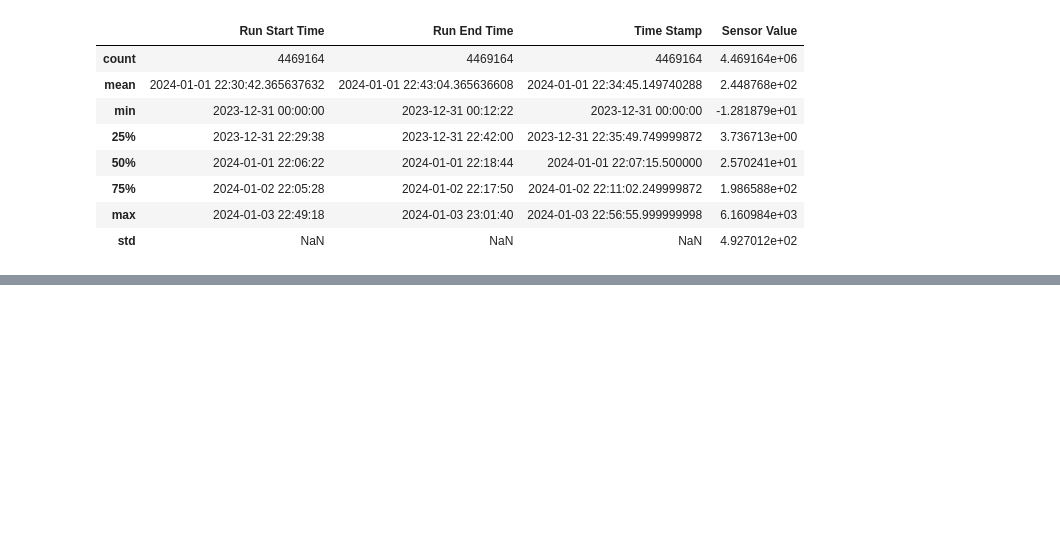
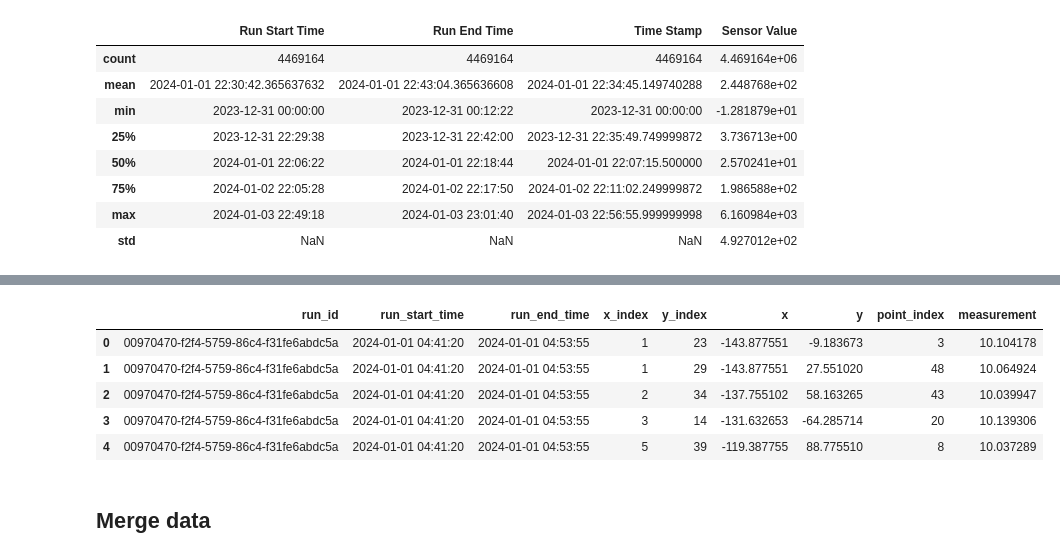
Before and after one commit to InsomaniacElf/Micron-AI-Challenge, a Jupyter notebook: 0_eda.ipynb, the cells around one changed output, grey strips where cells are left out. Drawn from its saved outputs; the diff is of its cells as text; code cells hidden in the pictures; blank space fills up the shorter version.

```diff
--- a/0_eda.ipynb
+++ b/0_eda.ipynb
@@ -57,0 +98,15 @@ for sensor_name in df_incoming_run["Sensor Name"].unique():
+# %%
+df_metrology = read_multi_parquet_files(file_paths=metrology_data_files).pipe(
+    clean_df_column_names
+)
+
+df_metrology.head()
+# %% [output]
+|  | run_id | run_start_time | run_end_time | x_index | y_index | x | y | point_index | measurement |
+| 0 | 00970470-f2f4-5759-86c4-f31fe6abdc5a | 2024-01-01 04:41:20 | 2024-01-01 04:53:55 | 1 | 23 | -143.877551 | -9.183673 | 3 | 10.104178 |
+| 1 | 00970470-f2f4-5759-86c4-f31fe6abdc5a | 2024-01-01 04:41:20 | 2024-01-01 04:53:55 | 1 | 29 | -143.877551 | 27.551020 | 48 | 10.064924 |
+| 2 | 00970470-f2f4-5759-86c4-f31fe6abdc5a | 2024-01-01 04:41:20 | 2024-01-01 04:53:55 | 2 | 34 | -137.755102 | 58.163265 | 43 | 10.039947 |
+| 3 | 00970470-f2f4-5759-86c4-f31fe6abdc5a | 2024-01-01 04:41:20 | 2024-01-01 04:53:55 | 3 | 14 | -131.632653 | -64.285714 | 20 | 10.139306 |
+| 4 | 00970470-f2f4-5759-86c4-f31fe6abdc5a | 2024-01-01 04:41:20 | 2024-01-01 04:53:55 | 5 | 39 | -119.387755 | 88.775510 | 8 | 10.037289 |
+# %% [markdown]
+## Merge data
```
Also changed, not shown: parts of 11 cells of this notebook, 1 other file.
